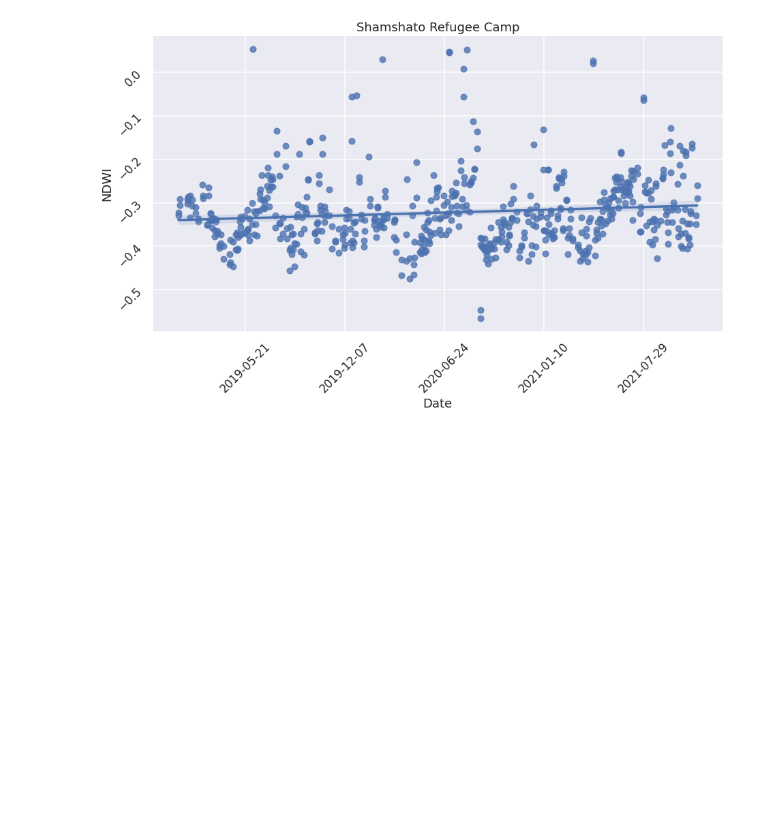
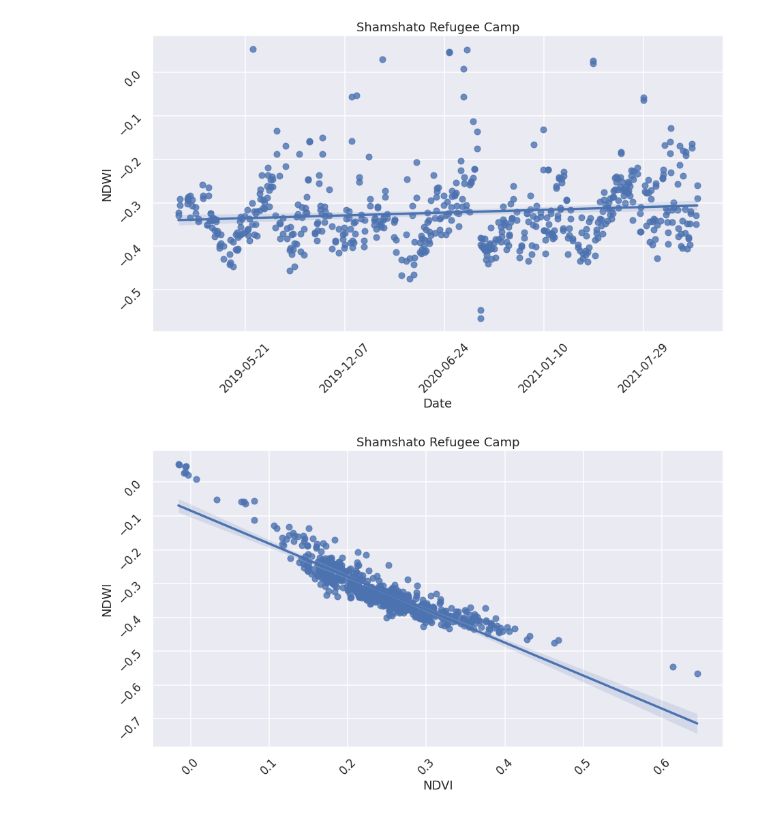
Before and after one commit to icg-innovation/ICG_GEM_Innovation_Workshop_17_Nov_2021, a Jupyter notebook: submitted_notebooks/ICG_GEM_Innovation_Hack_2021_11_17_MaxFM.ipynb, the cells around one changed output. Drawn from its saved outputs; the diff is of its cells as text; code cells hidden in the pictures; blank space fills up the shorter version.

```diff
--- a/submitted_notebooks/ICG_GEM_Innovation_Hack_2021_11_17_MaxFM.ipynb
+++ b/submitted_notebooks/ICG_GEM_Innovation_Hack_2021_11_17_MaxFM.ipynb
@@ -156,2 +153,12 @@ plt.savefig("/content/drive/Shareddrives/ICG Data Analytics/Events/2021-11-17 In
 # %% [output]
 [figure]
+# %%
+fig, ax = plt.subplots(figsize=(15,8))
+sns.regplot(x='ndvi', y='ndwi', data=df, ax=ax)
+ax.tick_params(labelrotation=45)
+plt.xlabel("NDVI")
+plt.ylabel("NDWI")
+plt.title("Shamshato Refugee Camp")
+plt.savefig("/content/drive/Shareddrives/ICG Data Analytics/Events/2021-11-17 Innovation Monthly Meeting/Plots/Shamshato_Median_NDVI_NDWI_Regression_MaxFM.png", bbox_inches="tight")
+# %% [output]
+[figure, added]
```
Also changed, not shown: parts of 5 cells of this notebook.
